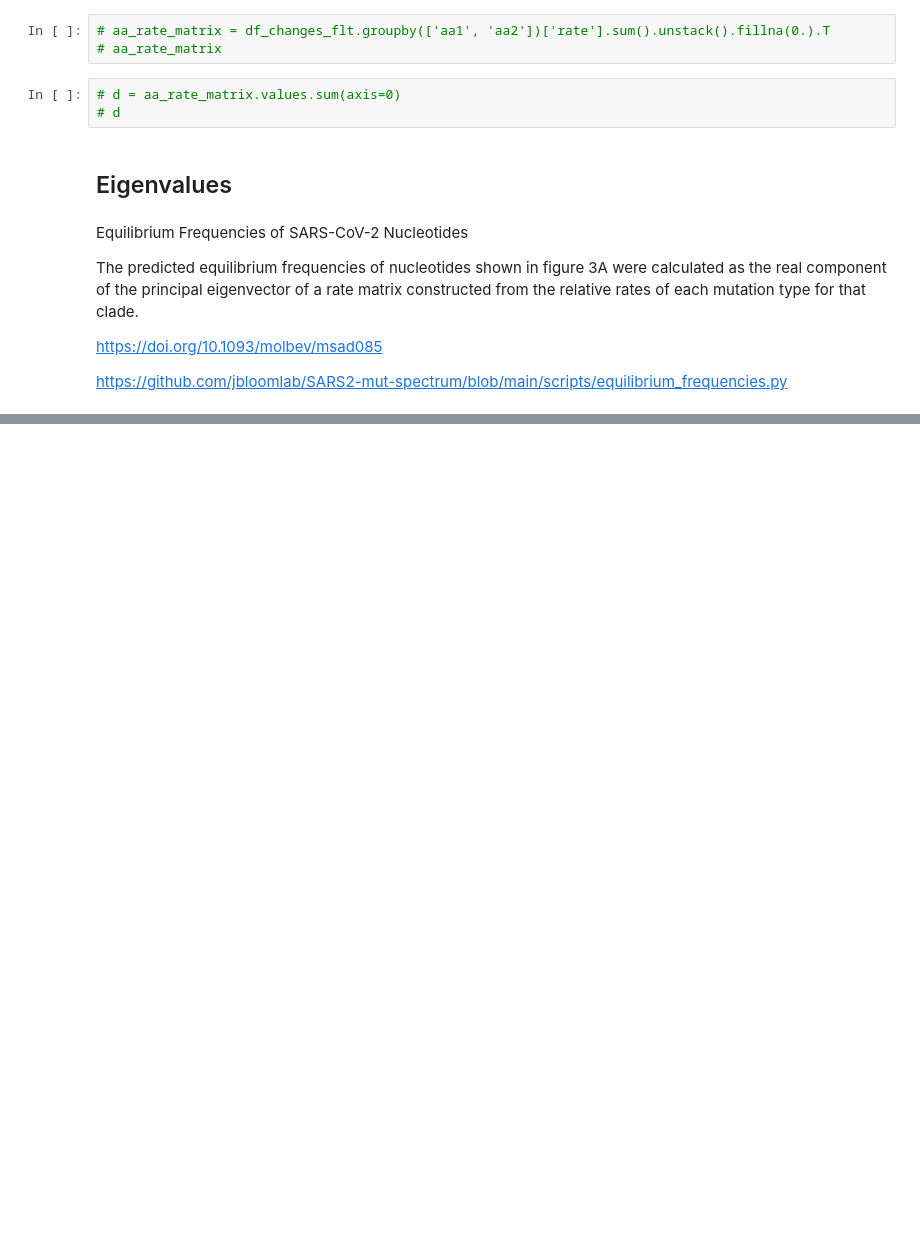
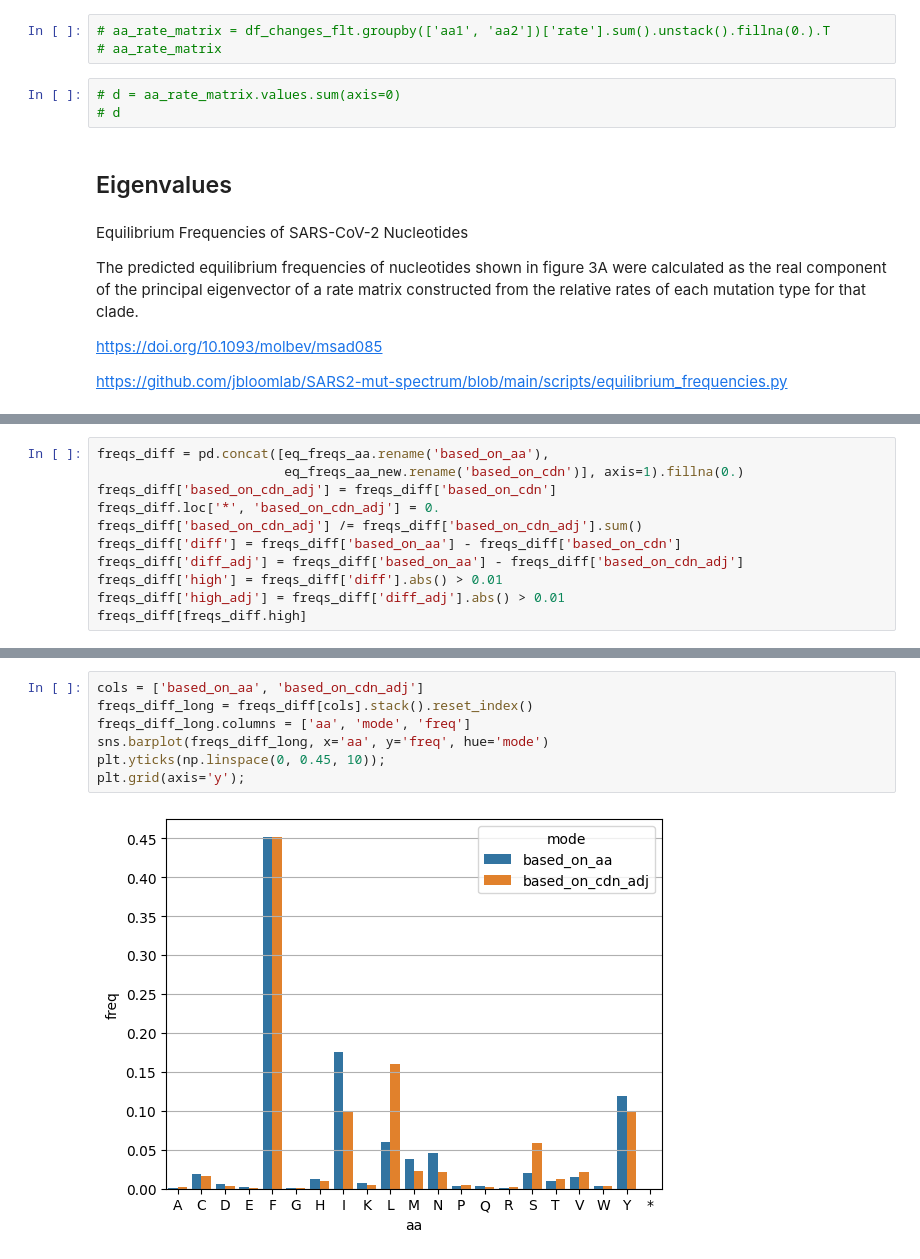
Before and after one commit to mitoclub/RNAViralMutSpec, a Jupyter notebook: notebooks/14.test_linalg.ipynb, the cells around one changed output, grey strips where cells are left out. Cells and saved outputs as stored; diff of their text form; blank space fills up the shorter version.

```diff
--- a/notebooks/14.test_linalg.ipynb
+++ b/notebooks/14.test_linalg.ipynb
@@ -289,0 +349,11 @@ plt.grid(axis='y');
+# %%
+freqs_diff = pd.concat([eq_freqs_aa.rename('based_on_aa'),
+                        eq_freqs_aa_new.rename('based_on_cdn')], axis=1).fillna(0.)
+freqs_diff['based_on_cdn_adj'] = freqs_diff['based_on_cdn']
+freqs_diff.loc['*', 'based_on_cdn_adj'] = 0.
+freqs_diff['based_on_cdn_adj'] /= freqs_diff['based_on_cdn_adj'].sum()
+freqs_diff['diff'] = freqs_diff['based_on_aa'] - freqs_diff['based_on_cdn']
+freqs_diff['diff_adj'] = freqs_diff['based_on_aa'] - freqs_diff['based_on_cdn_adj']
+freqs_diff['high'] = freqs_diff['diff'].abs() > 0.01
+freqs_diff['high_adj'] = freqs_diff['diff_adj'].abs() > 0.01
+freqs_diff[freqs_diff.high]
@@ -289,0 +370,9 @@ plt.grid(axis='y');
+# %%
+cols = ['based_on_aa', 'based_on_cdn_adj']
+freqs_diff_long = freqs_diff[cols].stack().reset_index()
+freqs_diff_long.columns = ['aa', 'mode', 'freq']
+sns.barplot(freqs_diff_long, x='aa', y='freq', hue='mode')
+plt.yticks(np.linspace(0, 0.45, 10));
+plt.grid(axis='y');
+# %% [output]
+[figure, added]
```
Also changed, not shown: parts of 8 cells of this notebook, 1 other file.
